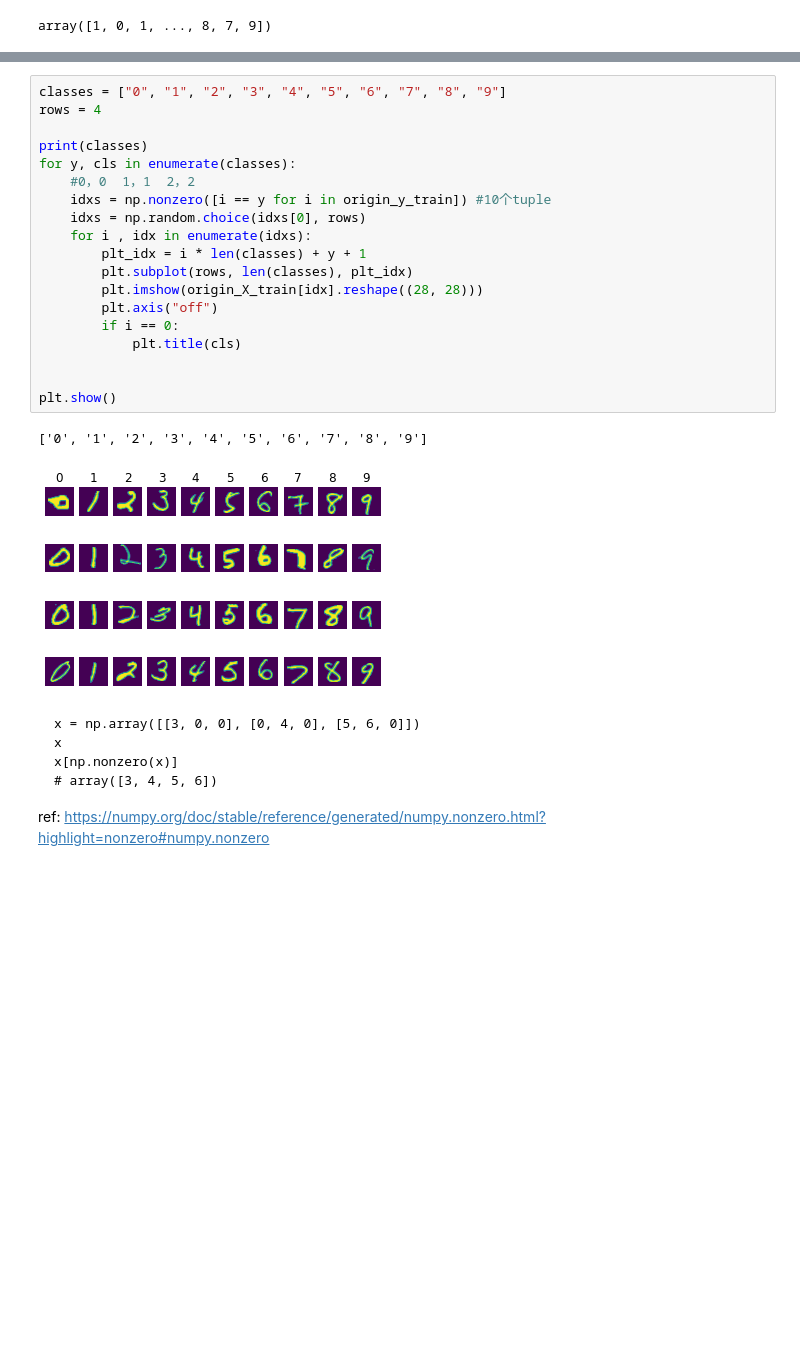
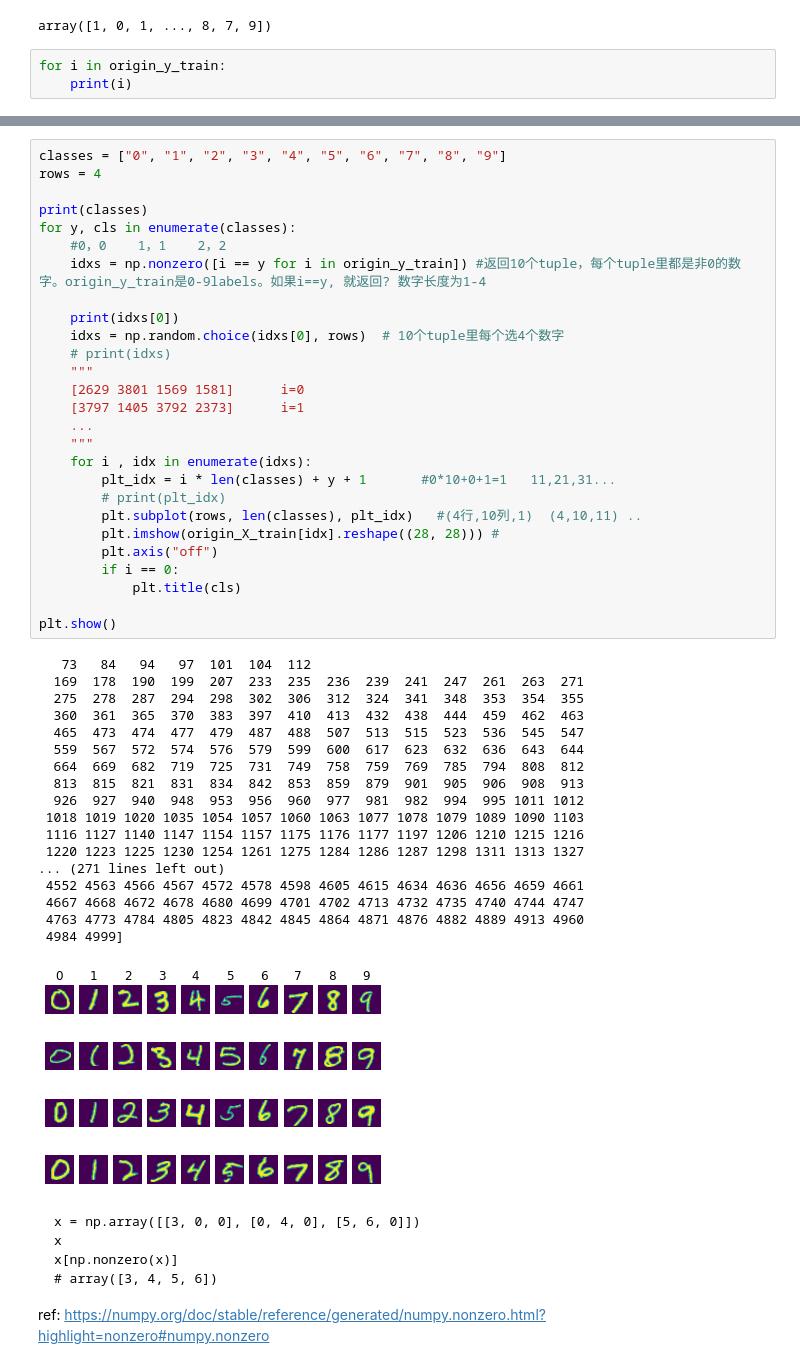
Before and after one commit to wenqingli819/ML, a Jupyter notebook: knn/knn_digit_regnizer.ipynb, the cells around one changed output, grey strips where cells are left out. Drawn from its saved outputs; the diff is of its cells as text; blank space fills up the shorter version.

```diff
--- a/knn/knn_digit_regnizer.ipynb
+++ b/knn/knn_digit_regnizer.ipynb
@@ -62,3 +62,6 @@ plt.imshow(origin_X_train[row].reshape((28,28)))
 origin_y_train   # 5000个
 # %% [output]
 array([1, 0, 1, ..., 8, 7, 9])
+# %%
+for i in origin_y_train:
+    print(i)
@@ -65,25 +86,49 @@ array([1, 0, 1, ..., 8, 7, 9])
 # %%
 classes = ["0", "1", "2", "3", "4", "5", "6", "7", "8", "9"]
 rows = 4
 
 print(classes)
 for y, cls in enumerate(classes):
-    #0，0  1，1  2，2
-    idxs = np.nonzero([i == y for i in origin_y_train]) #10个tuple
-    idxs = np.random.choice(idxs[0], rows)
+    #0，0    1，1    2，2
+    idxs = np.nonzero([i == y for i in origin_y_train]) #返回10个tuple，每个tuple里都是非0的数字。origin_y_train是0-9labels。如果i==y, 就返回? 数字长度为1-4
+
+    print(idxs[0])
+    idxs = np.random.choice(idxs[0], rows)  # 10个tuple里每个选4个数字
+    # print(idxs)
+    """
+    [2629 3801 1569 1581]      i=0
+    [3797 1405 3792 2373]      i=1
+    ...
+    """
     for i , idx in enumerate(idxs):
-        plt_idx = i * len(classes) + y + 1
-        plt.subplot(rows, len(classes), plt_idx)
-        plt.imshow(origin_X_train[idx].reshape((28, 28)))
+        plt_idx = i * len(classes) + y + 1       #0*10+0+1=1   11,21,31...
+        # print(plt_idx)
+        plt.subplot(rows, len(classes), plt_idx)   #(4行,10列,1)  (4,10,11) ..
+        plt.imshow(origin_X_train[idx].reshape((28, 28))) #
         plt.axis("off")
         if i == 0:
             plt.title(cls)
 
-
 plt.show()
 # %% [output]
-['0', '1', '2', '3', '4', '5', '6', '7', '8', '9']
+   73   84   94   97  101  104  112
+  169  178  190  199  207  233  235  236  239  241  247  261  263  271
+  275  278  287  294  298  302  306  312  324  341  348  353  354  355
+  360  361  365  370  383  397  410  413  432  438  444  459  462  463
+  465  473  474  477  479  487  488  507  513  515  523  536  545  547
+  559  567  572  574  576  579  599  600  617  623  632  636  643  644
+  664  669  682  719  725  731  749  758  759  769  785  794  808  812
+  813  815  821  831  834  842  853  859  879  901  905  906  908  913
+  926  927  940  948  953  956  960  977  981  982  994  995 1011 1012
+ 1018 1019 1020 1035 1054 1057 1060 1063 1077 1078 1079 1089 1090 1103
+ 1116 1127 1140 1147 1154 1157 1175 1176 1177 1197 1206 1210 1215 1216
+ 1220 1223 1225 1230 1254 1261 1275 1284 1286 1287 1298 1311 1313 1327
+... (271 lines left out)
+ 4552 4563 4566 4567 4572 4578 4598 4605 4615 4634 4636 4656 4659 4661
+ 4667 4668 4672 4678 4680 4699 4701 4702 4713 4732 4735 4740 4744 4747
+ 4763 4773 4784 4805 4823 4842 4845 4864 4871 4876 4882 4889 4913 4960
+ 4984 4999]
-[figure, old version]
+[figure, new version]
 # %% [markdown]
     x = np.array([[3, 0, 0], [0, 4, 0], [5, 6, 0]])
     x
```
Also changed, not shown: parts of 3 cells of this notebook.
